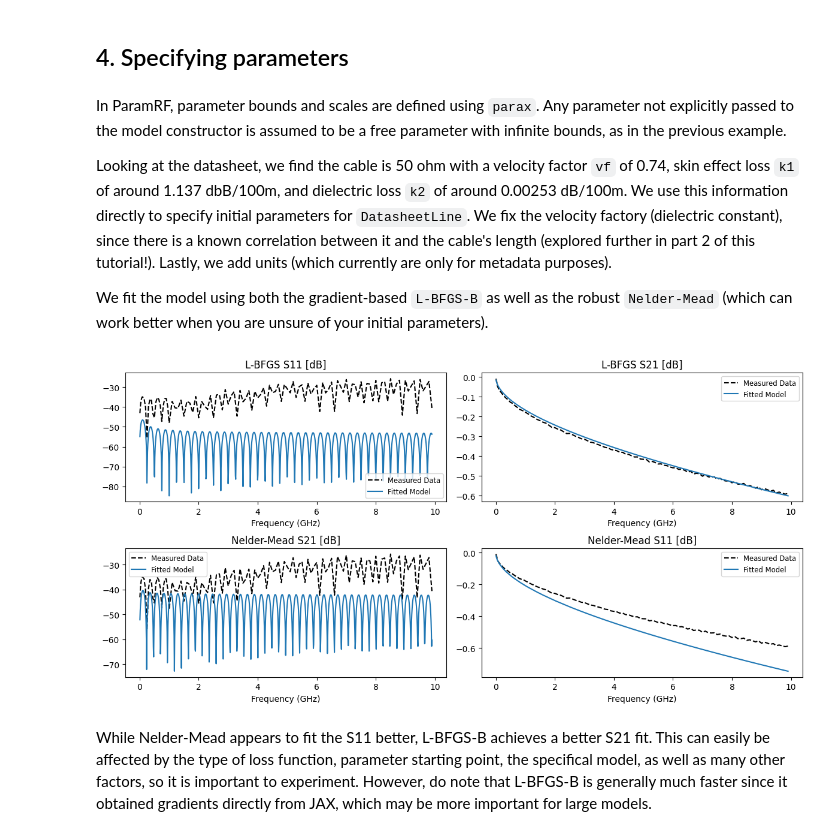
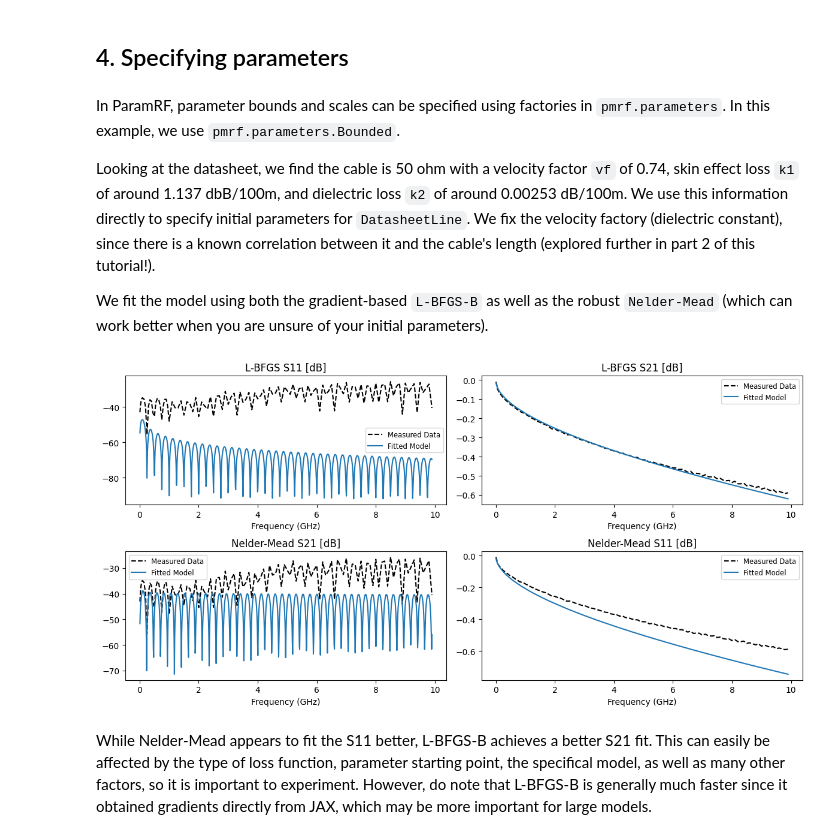
Before and after one commit to gvcallen/paramrf, a Jupyter notebook: docs/tutorials/1_cable_fitting.ipynb, the cells around one changed output. Cells and saved outputs as stored; diff of their text form; code cells hidden in the pictures.

```diff
--- a/docs/tutorials/1_cable_fitting.ipynb
+++ b/docs/tutorials/1_cable_fitting.ipynb
@@ -63,43 +62,45 @@ _ = default_results.plot_s_db(m=1, n=0, ax=ax2)
 # %% [markdown]
 ## 4. Specifying parameters
 # %% [markdown]
-In ParamRF, parameter bounds and scales are defined using ``parax``. Any parameter not explicitly passed to the model constructor is assumed to be a free parameter with infinite bounds, as in the previous example.
+In ParamRF, parameter bounds and scales can be specified using factories in ``pmrf.parameters``. In this example, we use ``pmrf.parameters.Bounded``.
 
-Looking at the datasheet, we find the cable is 50 ohm with a velocity factor `vf` of 0.74, skin effect loss `k1` of around 1.137 dbB/100m, and dielectric loss `k2` of around 0.00253 dB/100m. We use this information directly to specify initial parameters for `DatasheetLine`. We fix the velocity factory (dielectric constant), since there is a known correlation between it and the cable's length (explored further in part 2 of this tutorial!). Lastly, we add units (which currently are only for metadata purposes).
+Looking at the datasheet, we find the cable is 50 ohm with a velocity factor `vf` of 0.74, skin effect loss `k1` of around 1.137 dbB/100m, and dielectric loss `k2` of around 0.00253 dB/100m. We use this information directly to specify initial parameters for `DatasheetLine`. We fix the velocity factory (dielectric constant), since there is a known correlation between it and the cable's length (explored further in part 2 of this tutorial!).
 
 We fit the model using both the gradient-based `L-BFGS-B` as well as the robust `Nelder-Mead` (which can work better when you are unsure of your initial parameters).
 # %%
+from pmrf.parameters import Bounded, Fixed
+from pmrf.optimize import ScipyMinimize
+
 # Specify prior model parameters
 baseline_model = prf.models.DatasheetLine(
-    length=prx.Uniform(prf.math.feet_2_meter(1.4), prf.math.feet_2_meter(1.6), unit='m'),
-    zn=prx.Uniform(45.0, 55.0, unit='ohm'),
-    vf=prx.Fixed(0.74),
-    k1=prx.Uniform(1.0, 1.3, unit='dB/100m'),
-    k2=prx.Uniform(2.0, 3.0, scale=1e-3, unit='dB/100m'),
-    name='coax',
+    length=Bounded(prf.math.feet_2_meter(1.4), prf.math.feet_2_meter(1.6)),
+    zn=Bounded(45.0, 55.0),
+    vf=Fixed(0.74),
+    k1=Bounded(1.0, 1.3),
+    k2=Bounded(2.0, 3.0, scale=1e-3),
 )
 # Fit the model
-baseline_lbfgs_results = prf.fitting.fit(baseline_model, measured)
-baseline_nelder_results = prf.fitting.fit(baseline_model, measured, method='Nelder-Mead')
+baseline_lbfgs_results = prf.fitting.fit(baseline_model, measured, solver=ScipyMinimize(method='L-BFGS-B'))
+baseline_nelder_results = prf.fitting.fit(baseline_model, measured, solver=ScipyMinimize(method='Nelder-Mead'))
 
 # Plot the results. We pass a separate frequency to plot the model at a higher resolution
 freq_plot = prf.Frequency(
     measured.frequency.f_scaled[0],
     measured.frequency.f_scaled[-1],
     1001,
     'GHz',
 )
 fig, axes = plt.subplots(2, 2, figsize=(12, 6))
 baseline_lbfgs_results.plot_s_db(m=0, n=0, ax=axes[0,0], model_frequency=freq_plot)
 baseline_lbfgs_results.plot_s_db(m=1, n=0, ax=axes[0,1], model_frequency=freq_plot)
 baseline_nelder_results.plot_s_db(m=0, n=0, ax=axes[1,0], model_frequency=freq_plot)
 _ = baseline_nelder_results.plot_s_db(m=1, n=0, ax=axes[1,1], model_frequency=freq_plot)
 axes[0,0].set_title('L-BFGS S11 [dB]')
 axes[0,1].set_title('L-BFGS S21 [dB]')
 axes[1,0].set_title('Nelder-Mead S21 [dB]')
 _ = axes[1,1].set_title('Nelder-Mead S11 [dB]')
 # %% [output]
-[figure, old version]
+[figure, new version]
 # %% [markdown]
 While Nelder-Mead appears to fit the S11 better, L-BFGS-B achieves a better S21 fit. This can easily be affected by the type of loss function, parameter starting point, the specifical model, as well as many other factors, so it is important to experiment. However, do note that L-BFGS-B is generally much faster since it obtained gradients directly from JAX, which may be more important for large models.
 # %% [markdown]
```
Also changed, not shown: parts of 5 cells of this notebook, 19 other files.
